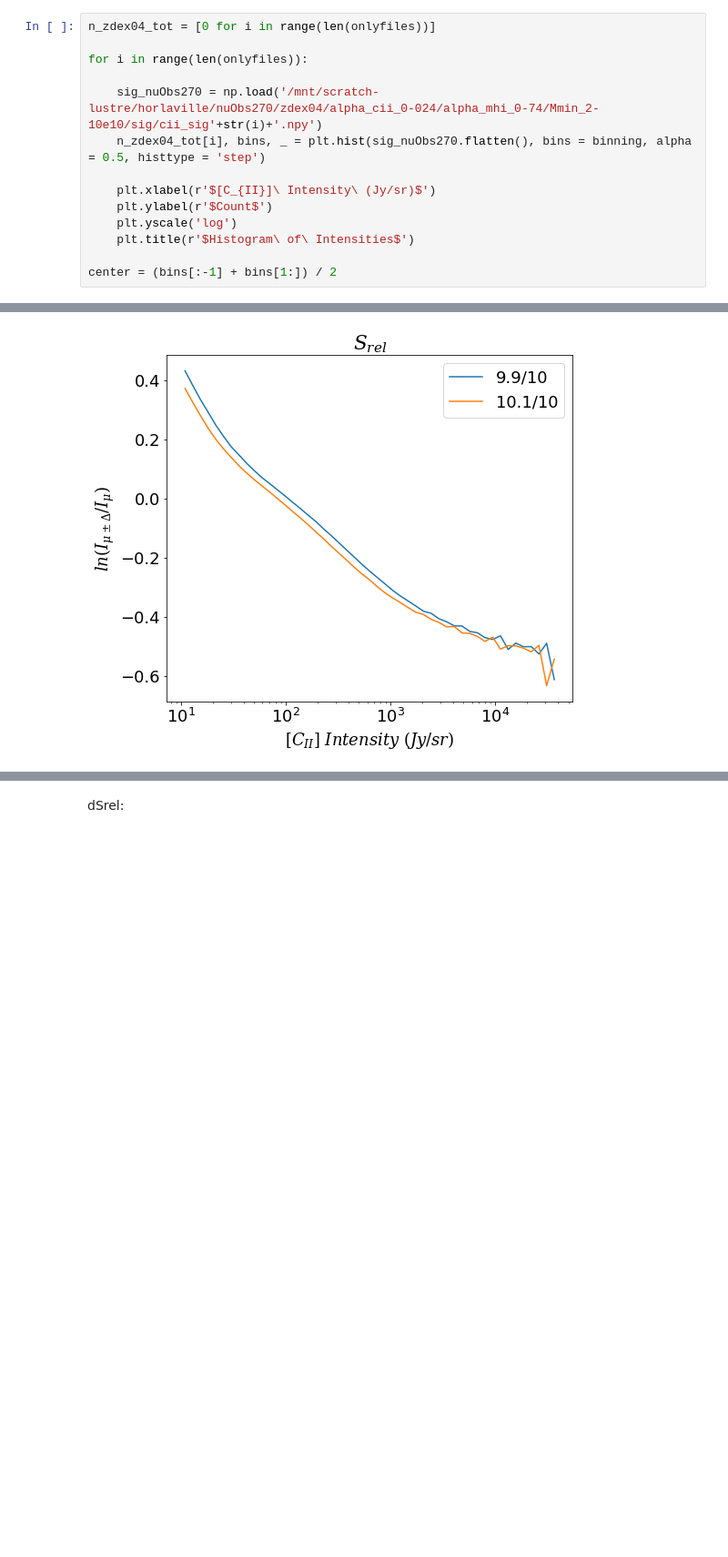
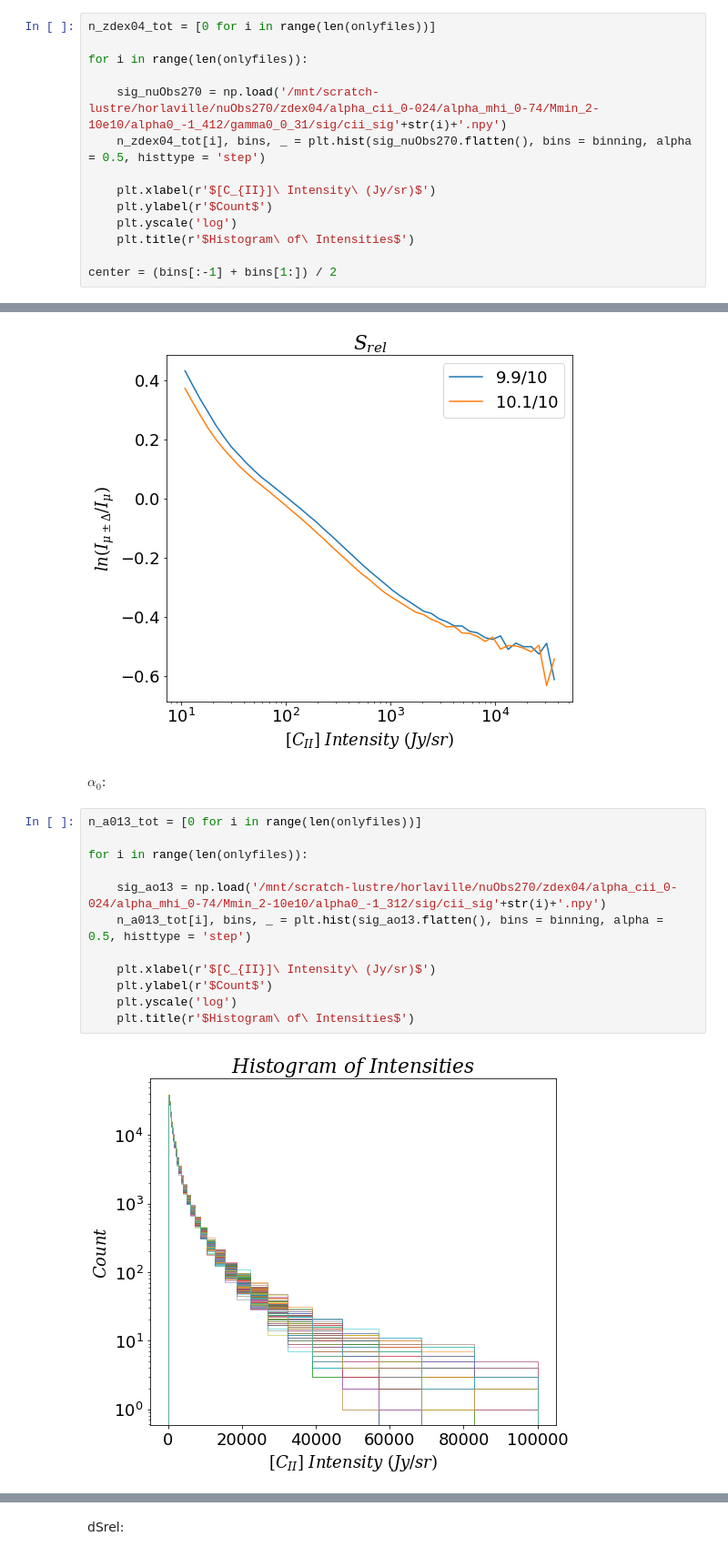
Before and after one commit to PatrickHorlaville/CITA_LIM, a Jupyter notebook: dSrel.ipynb, the cells around one changed output, grey strips where cells are left out. Shown at 91% size. Saved outputs shown, nothing was run; the diff lists cells and outputs as text; blank space fills up the shorter version.

```diff
--- a/dSrel.ipynb
+++ b/dSrel.ipynb
@@ -150,7 +150,7 @@ n_zdex04_tot = [0 for i in range(len(onlyfiles))]
 
 for i in range(len(onlyfiles)):
 
-    sig_nuObs270 = np.load('/mnt/scratch-lustre/horlaville/nuObs270/zdex04/alpha_cii_0-024/alpha_mhi_0-74/Mmin_2-10e10/sig/cii_sig'+str(i)+'.npy')
+    sig_nuObs270 = np.load('/mnt/scratch-lustre/horlaville/nuObs270/zdex04/alpha_cii_0-024/alpha_mhi_0-74/Mmin_2-10e10/alpha0_-1_412/gamma0_0_31/sig/cii_sig'+str(i)+'.npy')
     n_zdex04_tot[i], bins, _ = plt.hist(sig_nuObs270.flatten(), bins = binning, alpha = 0.5, histtype = 'step')
 
     plt.xlabel(r'$[C_{II}]\ Intensity\ (Jy/sr)$')
@@ -594,3 +592,19 @@ plt.legend()
 # %% [output]
 <matplotlib.legend.Legend at 0x...>
 [figure]
+# %% [markdown]
+$\alpha_0$:
+# %%
+n_a013_tot = [0 for i in range(len(onlyfiles))]
+
+for i in range(len(onlyfiles)):
+
+    sig_ao13 = np.load('/mnt/scratch-lustre/horlaville/nuObs270/zdex04/alpha_cii_0-024/alpha_mhi_0-74/Mmin_2-10e10/alpha0_-1_312/sig/cii_sig'+str(i)+'.npy')
+    n_a013_tot[i], bins, _ = plt.hist(sig_ao13.flatten(), bins = binning, alpha = 0.5, histtype = 'step')
+
+    plt.xlabel(r'$[C_{II}]\ Intensity\ (Jy/sr)$')
+    plt.ylabel(r'$Count$')
+    plt.yscale('log')
+    plt.title(r'$Histogram\ of\ Intensities$')
+# %% [output]
+[figure, added]
```
Also changed, not shown: parts of 13 cells of this notebook, 9 other files.
